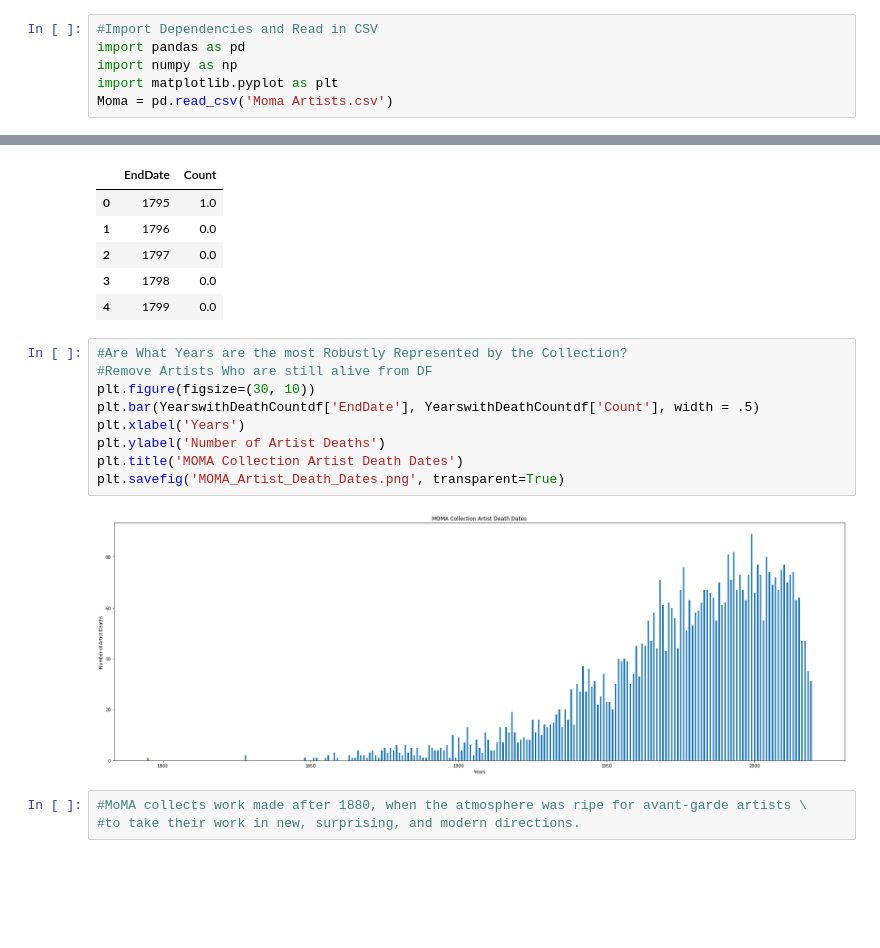
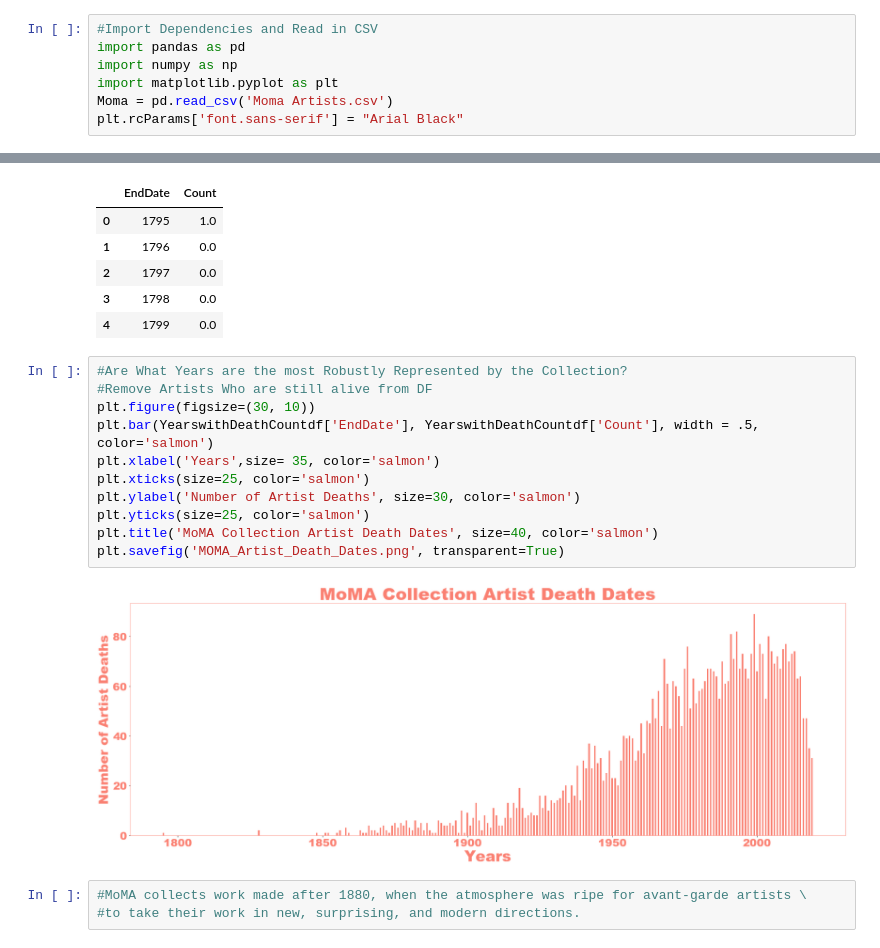
Before and after one commit to Aquanewbie/Moma-Art-Data-Analysis.github.io, a Jupyter notebook: template/images/Art Query.ipynb, the cells around one changed output, grey strips where cells are left out. Drawn from its saved outputs; the diff is of its cells as text; blank space fills up the shorter version.

```diff
--- a/template/images/Art Query.ipynb
+++ b/template/images/Art Query.ipynb
@@ -4,6 +4,7 @@ import pandas as pd
 import numpy as np
 import matplotlib.pyplot as plt
 Moma = pd.read_csv('Moma Artists.csv')
+plt.rcParams['font.sans-serif'] = "Arial Black"
 # %%
 Moma.head()
 # %% [output]
@@ -100,14 +101,16 @@ YearswithDeathCountdf.head()
 # %%
 #Are What Years are the most Robustly Represented by the Collection?
 #Remove Artists Who are still alive from DF
 plt.figure(figsize=(30, 10))
-plt.bar(YearswithDeathCountdf['EndDate'], YearswithDeathCountdf['Count'], width = .5)
-plt.xlabel('Years')
-plt.ylabel('Number of Artist Deaths')
-plt.title('MOMA Collection Artist Death Dates')
+plt.bar(YearswithDeathCountdf['EndDate'], YearswithDeathCountdf['Count'], width = .5, color='salmon')
+plt.xlabel('Years',size= 35, color='salmon')
+plt.xticks(size=25, color='salmon')
+plt.ylabel('Number of Artist Deaths', size=30, color='salmon')
+plt.yticks(size=25, color='salmon')
+plt.title('MoMA Collection Artist Death Dates', size=40, color='salmon')
 plt.savefig('MOMA_Artist_Death_Dates.png', transparent=True)
 # %% [output]
-[figure, old version]
+[figure, new version]
 # %%
 #MoMA collects work made after 1880, when the atmosphere was ripe for avant-garde artists \
 #to take their work in new, surprising, and modern directions.
```
Also changed, not shown: parts of 7 cells of this notebook, 15 other files.
